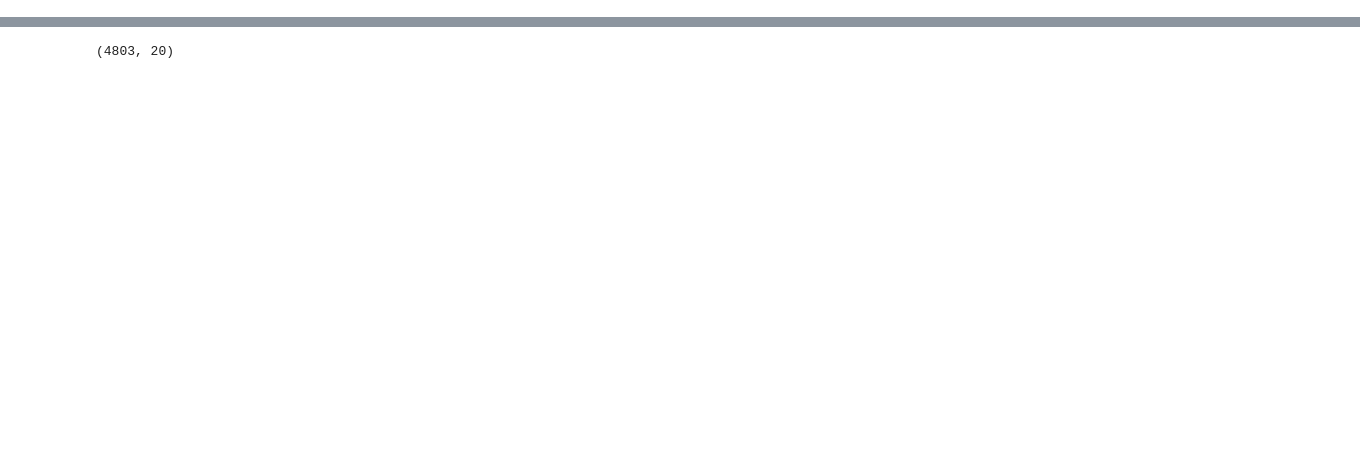
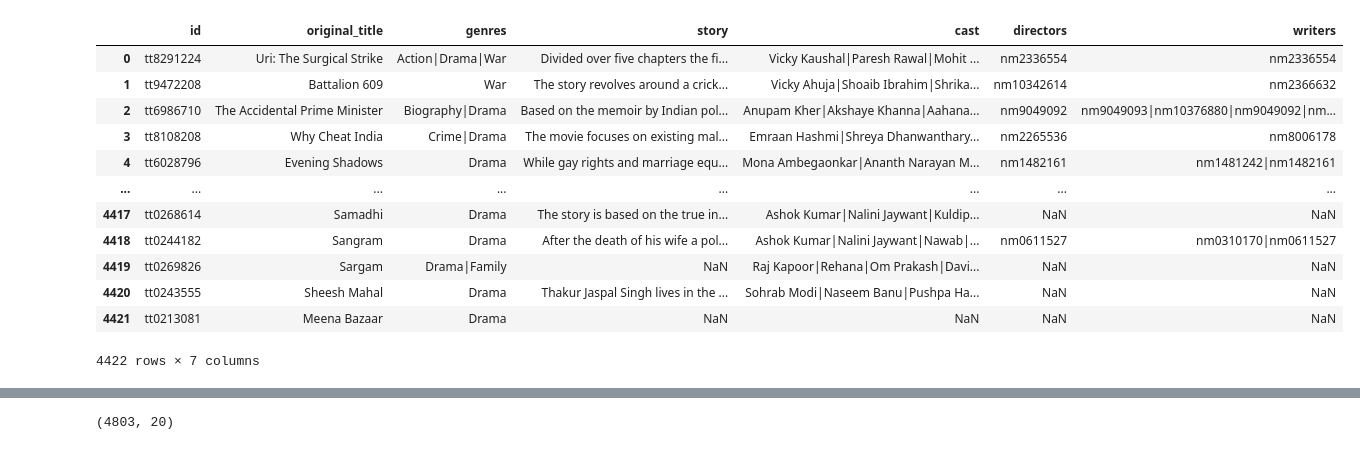
Before and after one commit to Jash-Shah/Data-Map, a Jupyter notebook: MovieReccomender.ipynb, the cells around one changed output, grey strips where cells are left out. Cells and saved outputs as stored; diff of their text form; code cells hidden in the pictures; blank space fills up the shorter version.

```diff
--- a/MovieReccomender.ipynb
+++ b/MovieReccomender.ipynb
@@ -6,0 +11,7 @@ import json
+# %%
+# Load the Hindi movies dataset
+movies_hindi = pd.read_csv("data/bollywood_full_1950-2019.csv")
+# %%
+# Select relevant columns and rename them
+movies_hindi = movies_hindi[["imdb_id", 'original_title', "genres", "story", "actors"]]
+movies_hindi.rename(columns= {"actors": "cast", "imdb_id": "id"}, inplace=True)
@@ -6,0 +34,5 @@ import json
+# %%
+# Load additional datasets for crew information
+movies_hindi_makers = pd.read_csv("data/bollywood_crew_1950-2019.csv")
+movies_hindi_crew_data = pd.read_csv("data/bollywood_crew_data_1950-2019.csv")
+movies_hindi_writers_data = pd.read_csv("data/bollywood_writers_data_1950-2019.csv")
@@ -6,0 +48,24 @@ import json
+# %%
+# Filter out movies with missing director or writer information
+movies_hindi_makers = movies_hindi_makers[(movies_hindi_makers["directors"] != "\\N") & (movies_hindi_makers["writers"] != "\\N")]
+
+# Merge the datasets to combine movie and crew information
+movies_hindi = movies_hindi.merge(movies_hindi_makers, how="left", left_on="id", right_on="imdb_id")
+# %%
+# Drop unnecessary columns
+movies_hindi.drop(["imdb_id"], inplace=True, axis=1)
+movies_hindi
+# %% [output]
+|  | id | original_title | genres | story | cast | directors | writers |
+| 0 | tt8291224 | Uri: The Surgical Strike | Action|Drama|War | Divided over five chapters the fi... | Vicky Kaushal|Paresh Rawal|Mohit ... | nm2336554 | nm2336554 |
+| 1 | tt9472208 | Battalion 609 | War | The story revolves around a crick... | Vicky Ahuja|Shoaib Ibrahim|Shrika... | nm10342614 | nm2366632 |
+| 2 | tt6986710 | The Accidental Prime Minister | Biography|Drama | Based on the memoir by Indian pol... | Anupam Kher|Akshaye Khanna|Aahana... | nm9049092 | nm9049093|nm10376880|nm9049092|nm... |
+| 3 | tt8108208 | Why Cheat India | Crime|Drama | The movie focuses on existing mal... | Emraan Hashmi|Shreya Dhanwanthary... | nm2265536 | nm8006178 |
+| 4 | tt6028796 | Evening Shadows | Drama | While gay rights and marriage equ... | Mona Ambegaonkar|Ananth Narayan M... | nm1482161 | nm1481242|nm1482161 |
+| ... | ... | ... | ... | ... | ... | ... | ... |
+| 4417 | tt0268614 | Samadhi | Drama | The story is based on the true in... | Ashok Kumar|Nalini Jaywant|Kuldip... | NaN | NaN |
+| 4418 | tt0244182 | Sangram | Drama | After the death of his wife a pol... | Ashok Kumar|Nalini Jaywant|Nawab|... | nm0611527 | nm0310170|nm0611527 |
+| 4419 | tt0269826 | Sargam | Drama|Family | NaN | Raj Kapoor|Rehana|Om Prakash|Davi... | NaN | NaN |
+| 4420 | tt0243555 | Sheesh Mahal | Drama | Thakur Jaspal Singh lives in the ... | Sohrab Modi|Naseem Banu|Pushpa Ha... | NaN | NaN |
+| 4421 | tt0213081 | Meena Bazaar | Drama | NaN | NaN | NaN | NaN |
+4422 rows × 7 columns
```
Also changed, not shown: parts of 61 cells of this notebook, 7 other files.
